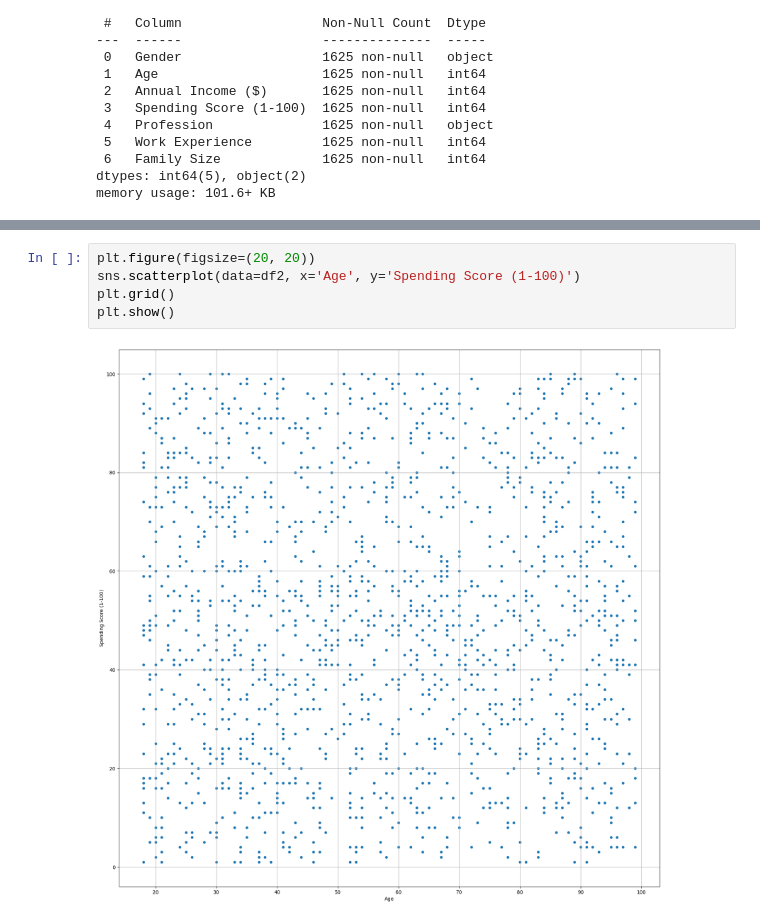
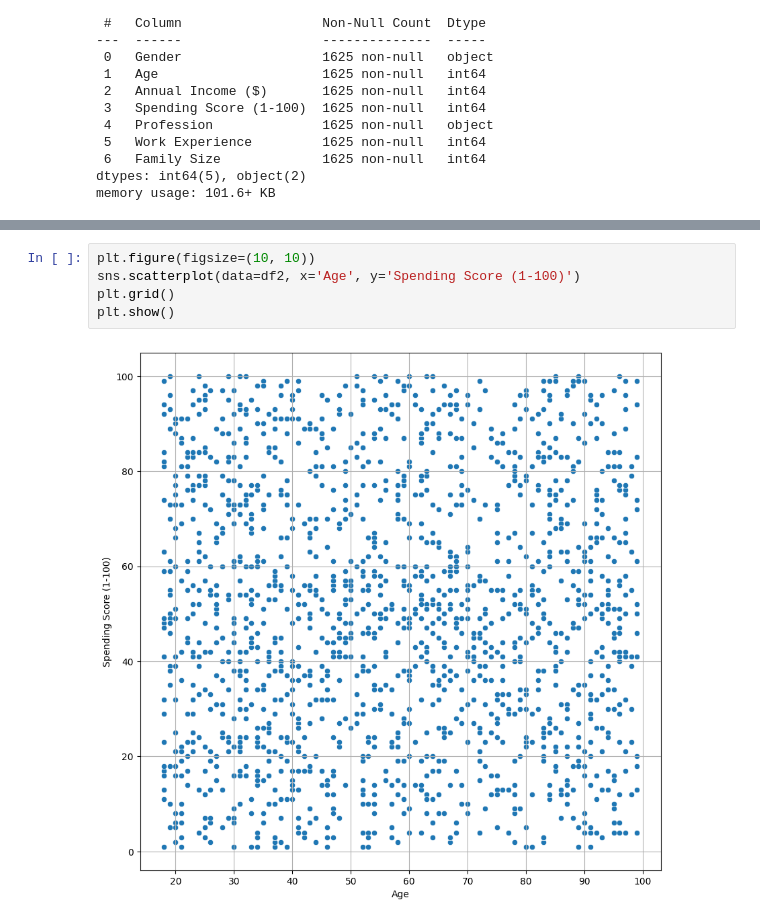
Before and after one commit to mayurasandakalum/shop-customer-data-clustering, a Jupyter notebook: code.ipynb, the cells around one changed output, grey strips where cells are left out. Saved outputs shown, nothing was run; the diff lists cells and outputs as text.

```diff
--- a/code.ipynb
+++ b/code.ipynb
@@ -255,7 +271,7 @@ memory usage: 101.6+ KB
 # %%
-plt.figure(figsize=(20, 20))
+plt.figure(figsize=(10, 10))
 sns.scatterplot(data=df2, x='Age', y='Spending Score (1-100)')
 plt.grid()
 plt.show()
 # %% [output]
-[figure, old version]
+[figure, new version]
```
Also changed, not shown: parts of 8 cells of this notebook.
